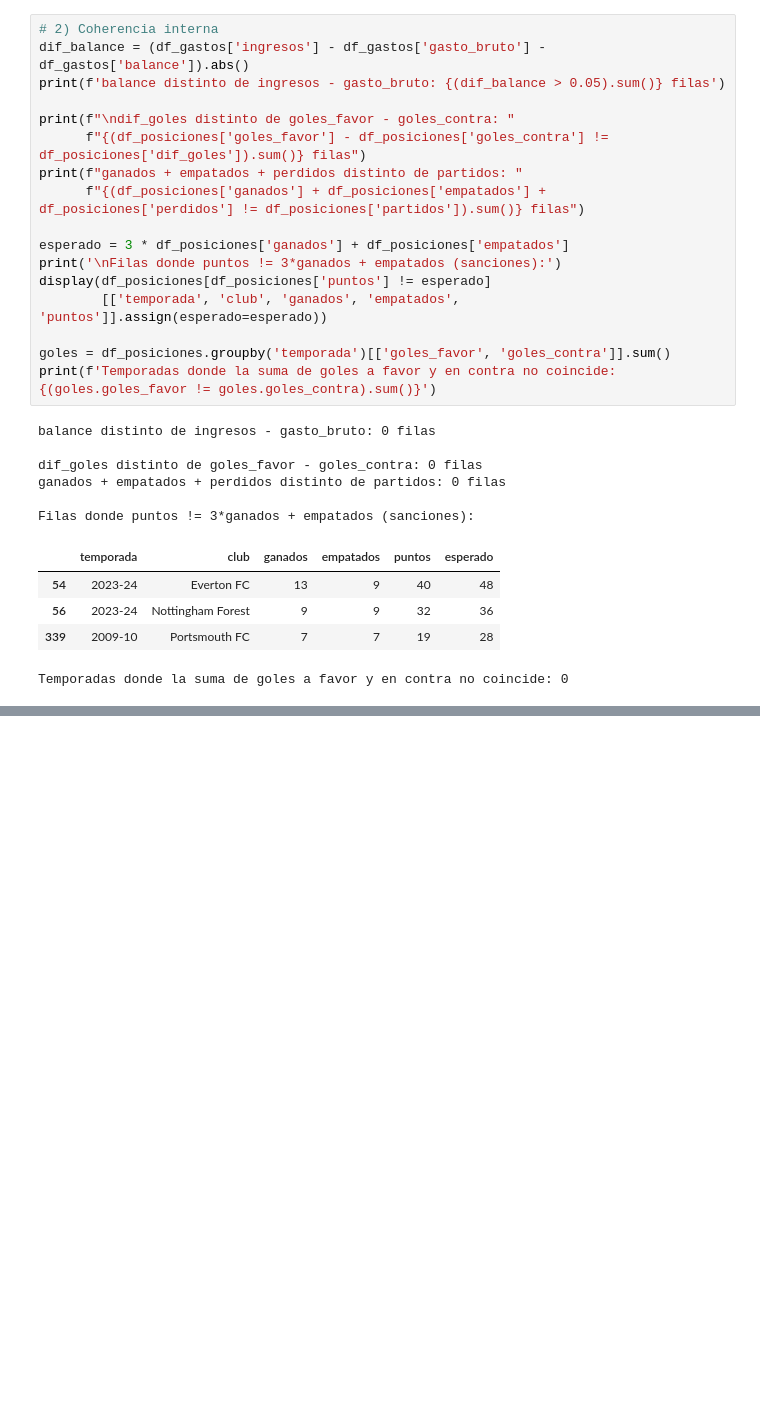
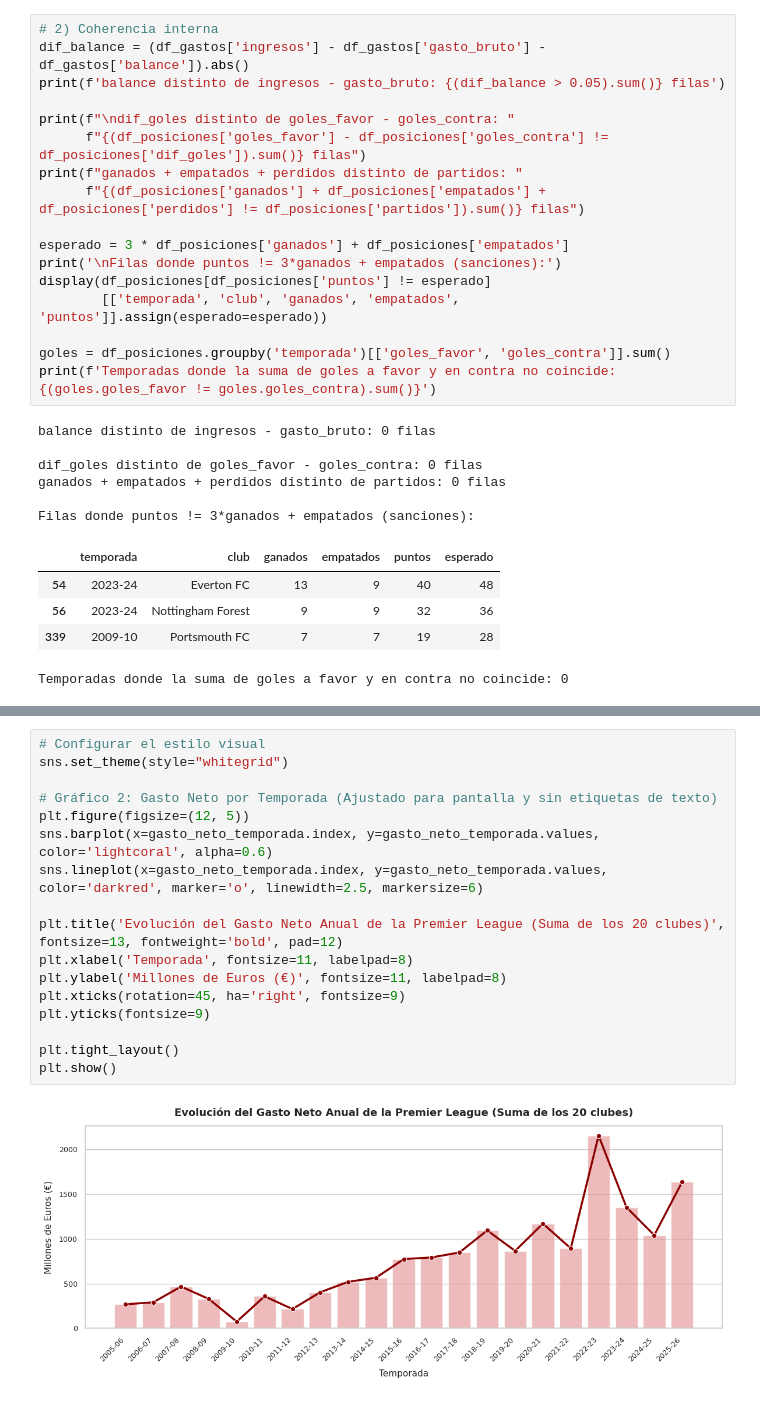
Before and after one commit to valeencamargo14/TP-Labo-, a Jupyter notebook: TP_Labo.ipynb, the cells around one changed output, grey strips where cells are left out. Saved outputs shown, nothing was run; the diff lists cells and outputs as text; blank space fills up the shorter version.

```diff
--- a/TP_Labo.ipynb
+++ b/TP_Labo.ipynb
@@ -238,0 +356,19 @@ Hay tres filas donde los puntos no coinciden con 3 por victoria más empates, y
+# %%
+# Configurar el estilo visual
+sns.set_theme(style="whitegrid")
+
+# Gráfico 2: Gasto Neto por Temporada (Ajustado para pantalla y sin etiquetas de texto)
+plt.figure(figsize=(12, 5))
+sns.barplot(x=gasto_neto_temporada.index, y=gasto_neto_temporada.values, color='lightcoral', alpha=0.6)
+sns.lineplot(x=gasto_neto_temporada.index, y=gasto_neto_temporada.values, color='darkred', marker='o', linewidth=2.5, markersize=6)
+
+plt.title('Evolución del Gasto Neto Anual de la Premier League (Suma de los 20 clubes)', fontsize=13, fontweight='bold', pad=12)
+plt.xlabel('Temporada', fontsize=11, labelpad=8)
+plt.ylabel('Millones de Euros (€)', fontsize=11, labelpad=8)
+plt.xticks(rotation=45, ha='right', fontsize=9)
+plt.yticks(fontsize=9)
+
+plt.tight_layout()
+plt.show()
+# %% [output]
+[figure, added]
```
Also changed, not shown: parts of 32 cells of this notebook.
